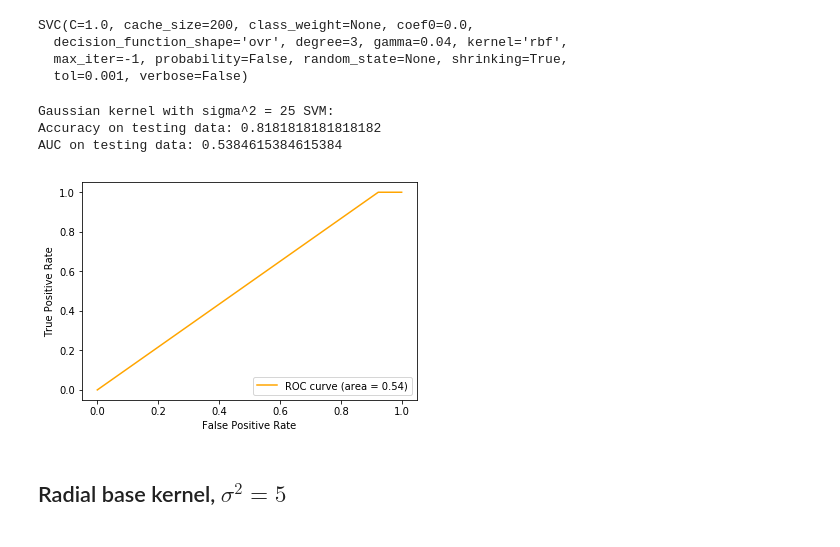
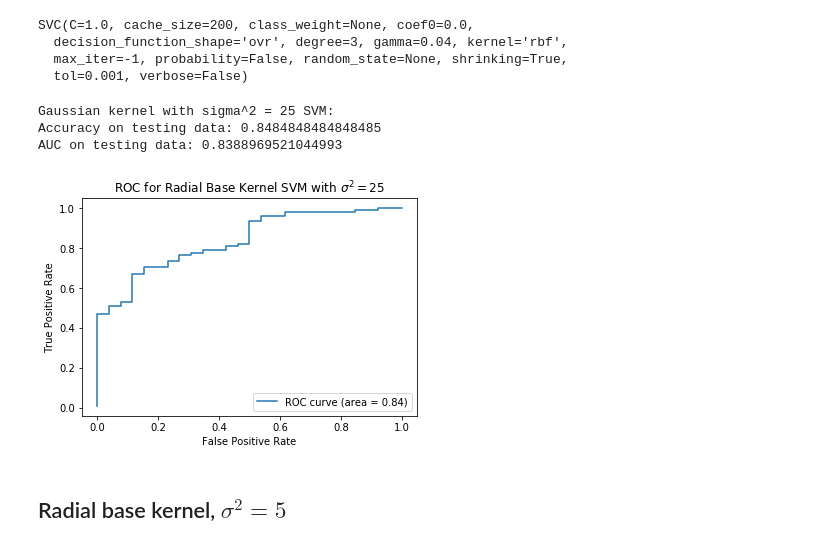
Before and after one commit to YilinGao/ML_assignments, a Jupyter notebook: hw4/hw4_code/q4.ipynb, the cells around one changed output. Cells and saved outputs as stored; diff of their text form; code cells hidden in the pictures.

```diff
--- a/hw4/hw4_code/q4.ipynb
+++ b/hw4/hw4_code/q4.ipynb
@@ -22,9 +30,11 @@ print(X.shape, y.shape)
+# %%
+X_train, X_test, y_train, y_test = train_test_split(X, y, test_size = 0.1, random_state = 2018)
 # %%
-np.random.seed(2018)
-train_idx = np.random.choice(n, int(n * 0.9), replace = False)
-test_idx = np.array(list(set(range(n)) - set(train_idx)))
-X_train, y_train = X[train_idx, :], y[train_idx]
-X_test, y_test = X[test_idx, :], y[test_idx]
+# np.random.seed(2018)
+# train_idx = np.random.choice(n, int(n * 0.9), replace = False)
+# test_idx = np.array(list(set(range(n)) - set(train_idx)))
+# X_train, y_train = X[train_idx, :], y[train_idx]
+# X_test, y_test = X[test_idx, :], y[test_idx]
 # %% [markdown]
 ## Linear kernel SVM
 # %%
@@ -70,25 +82,27 @@ SVC(C=1.0, cache_size=200, class_weight=None, coef0=0.0,
   tol=0.001, verbose=False)
 # %%
 yhat_test_rbf25 = rbf25_svm.predict(X_test)
+yscore_test_rbf25 = rbf25_svm.decision_function(X_test)
 # %%
 accu_rbf25 = metrics.accuracy_score(y_test, yhat_test_rbf25)
-auc_rbf25 = metrics.roc_auc_score(y_test, yhat_test_rbf25)
-fpr_rbf25, tpr_rbf25, thresholds_rbf25 = metrics.roc_curve(y_test, yhat_test_rbf25, pos_label=1)
+auc_rbf25 = metrics.roc_auc_score(y_test, yscore_test_rbf25)
+fpr_rbf25, tpr_rbf25, thresholds_rbf25 = metrics.roc_curve(y_test, yscore_test_rbf25, pos_label=1)
 print('Gaussian kernel with sigma^2 = 25 SVM:')
 print('Accuracy on testing data:', accu_rbf25)
 print('AUC on testing data:', auc_rbf25)
 # %% [output]
 Gaussian kernel with sigma^2 = 25 SVM:
-Accuracy on testing data: 0.8181818181818182
-AUC on testing data: 0.5384615384615384
+Accuracy on testing data: 0.8484848484848485
+AUC on testing data: 0.8388969521044993
 # %%
-plt.plot(fpr_rbf25, tpr_rbf25, color='orange', label='ROC curve (area = %0.2f)' % auc_rbf25)
+plt.plot(fpr_rbf25, tpr_rbf25, label='ROC curve (area = %0.2f)' % auc_rbf25)
 plt.xlabel('False Positive Rate')
 plt.ylabel('True Positive Rate')
 plt.legend(loc="lower right")
+plt.title(r'ROC for Radial Base Kernel SVM with $\sigma^2 = 25$')
 plt.show()
 # %% [output]
-[figure, old version]
+[figure, new version]
 # %% [markdown]
 ## Radial base kernel, $\sigma^2 = 5$
 # %%
```
Also changed, not shown: parts of 10 cells of this notebook, 5 other files.
